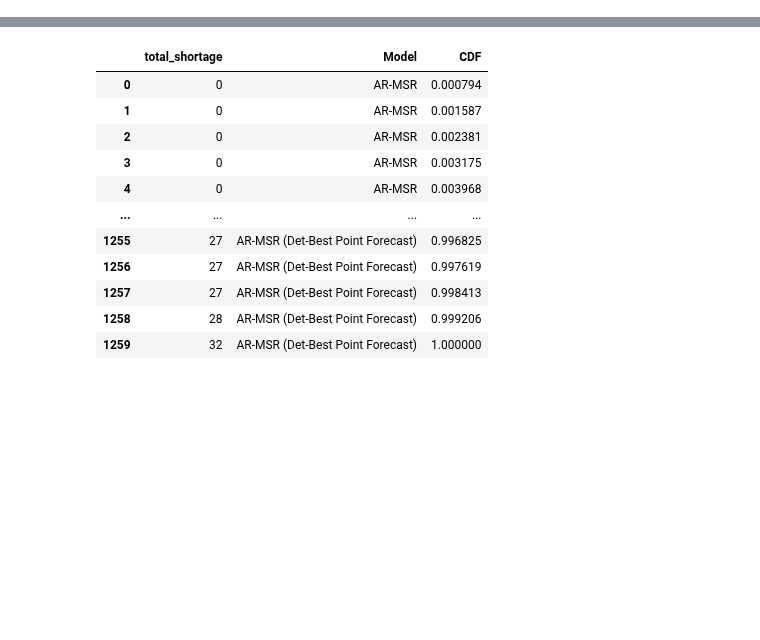
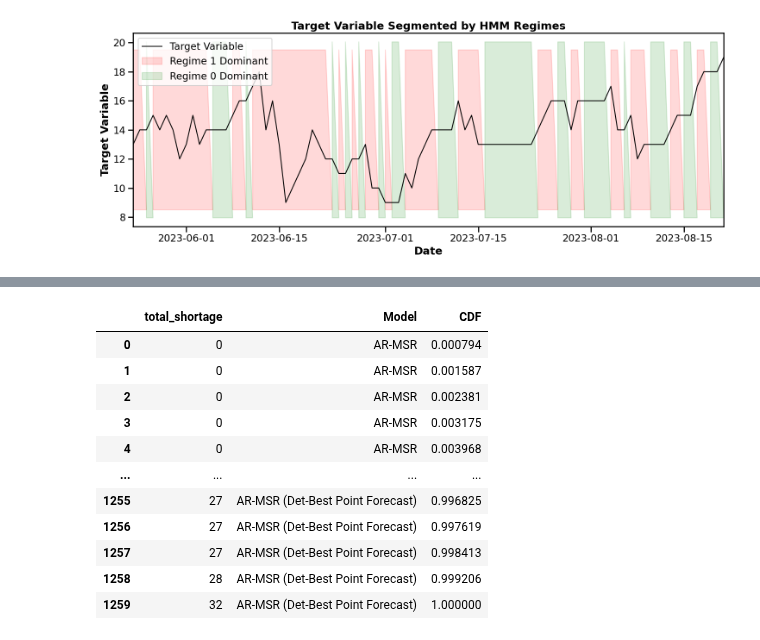
Before and after one commit to mustafaslanCoto/mustafaslanCoto.github.io, a Jupyter notebook: talks/ifors/example.ipynb, the cells around one changed output, grey strips where cells are left out. Cells and saved outputs as stored; diff of their text form; code cells hidden in the pictures; blank space fills up the shorter version.

```diff
--- a/talks/ifors/example.ipynb
+++ b/talks/ifors/example.ipynb
@@ -91,0 +121,7 @@ np.float64(360.66690918204046)
+# %%
+## add 2 NaN in the begining of 2 by 1876  hm_model_.posterior
+regime_prob = np.pad(hm_model_.posterior, ((0, 0), (2, 0)), mode='constant', constant_values=np.nan).T
+# %%
+df_hmm = train[["blake"]]
+df_hmm[["regime_1", "regime_2"]] = regime_prob
+df_hmm.dropna(inplace=True)
@@ -91,0 +144,75 @@ np.float64(360.66690918204046)
+# %%
+import logging
+
+# Configure basic logging for error tracking
+logging.basicConfig(level=logging.INFO, format='%(levelname)s: %(message)s')
+
+def plot_hmm_regimes(
+    dates: pd.DatetimeIndex,
+    target: pd.Series,
+    posterior_probs: np.ndarray,
+    threshold: float = 0.5
+) -> None:
+    """
+    Plots a time series with background shading indicating the dominant HMM regime.
+    Dynamically handles cases where the posterior array is shorter than the target series.
+
+    Parameters:
+    dates (pd.DatetimeIndex): The datetime index for the x-axis.
+    target (pd.Series): The target variable to plot.
+    posterior_probs (np.ndarray): 2D array of regime probabilities.
+    threshold (float): Probability threshold to classify a regime. Defaults to 0.5.
+    """
+    try:
+        fig, ax = plt.subplots(figsize=(15, 6))
+
+        # 1. Plot the FULL target variable
+        ax.plot(dates, target, label='Target Variable', color='black', linewidth=1.5)
+
+        is_regime_1 = posterior_probs.values >= threshold
+        is_regime_0 = ~is_regime_1
+
+        # 3. Apply background shading using fill_between
+        ax.fill_between(
+            dates,
+            ax.get_ylim()[0],
+            ax.get_ylim()[1],
+            where=is_regime_1,
+            color='red',
+            alpha=0.15,
+            label='Regime 1 Dominant',
+            interpolate=True
+        )
+
+        ax.fill_between(
+            dates,
+            ax.get_ylim()[0],
+            ax.get_ylim()[1],
+            where=is_regime_0,
+            color='green',
+            alpha=0.15,
+            label='Regime 0 Dominant',
+            interpolate=True
+        )
+
+        # 4. Formatting
+        ax.set_xlabel('Date', fontweight='bold')
+        ax.set_ylabel('Target Variable', fontweight='bold')
+        ax.set_title('Target Variable Segmented by HMM Regimes', fontweight='bold')
+        ax.legend(loc='upper left', frameon=True)
+        ax.margins(x=0)
+
+        plt.tight_layout()
+        plt.show()
+
+    except Exception as e:
+        logging.error(f"Visualization failed due to: {e}")
+        raise
+
+plot_hmm_regimes(
+    dates=df_hmm.index[-90:],
+    target=df_hmm.loc[:, "blake"][-90:],
+    posterior_probs=df_hmm["regime_1"][-90:]
+)
+# %% [output]
+[figure, added]
```
Also changed, not shown: parts of 8 cells of this notebook, 38 other files.
